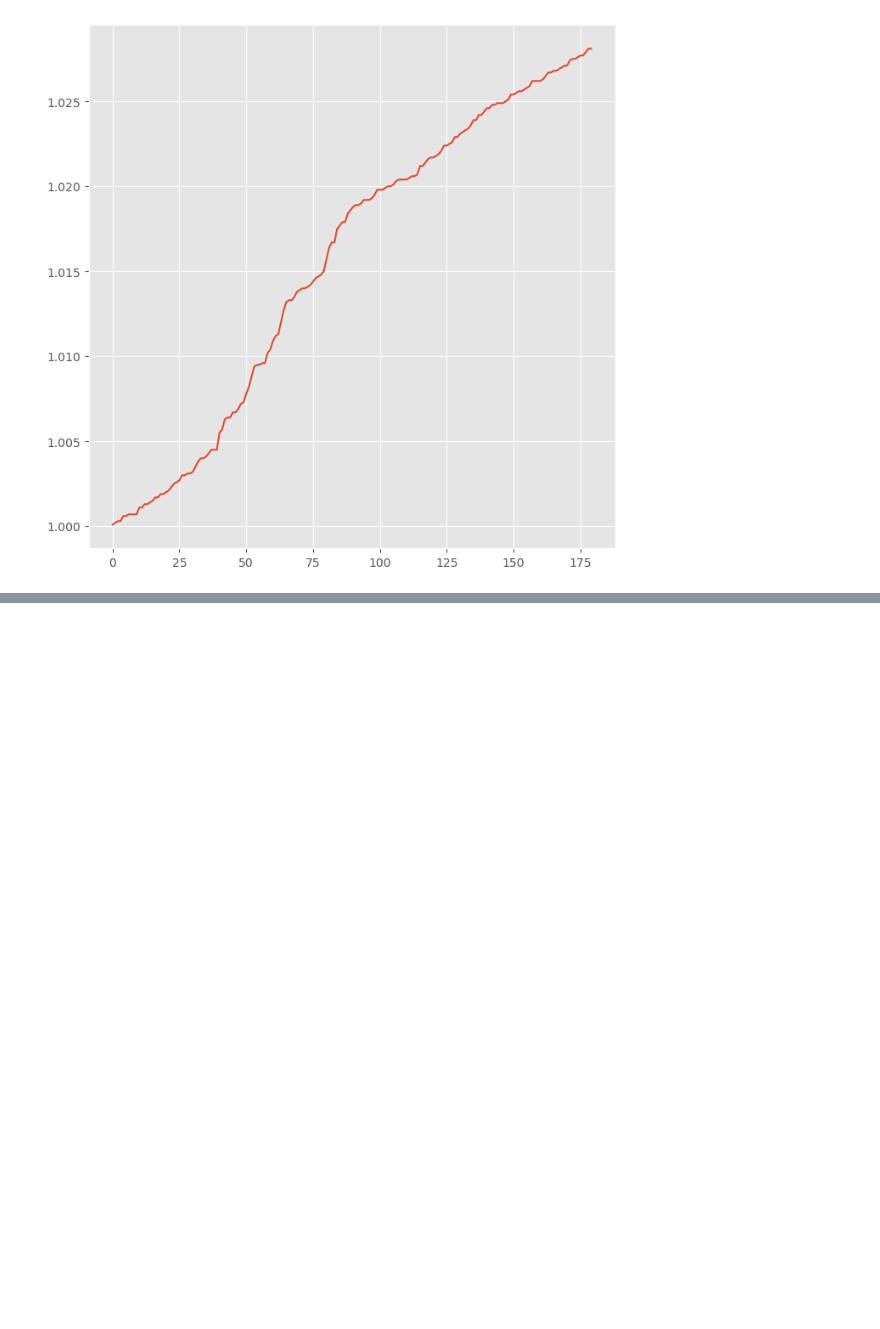
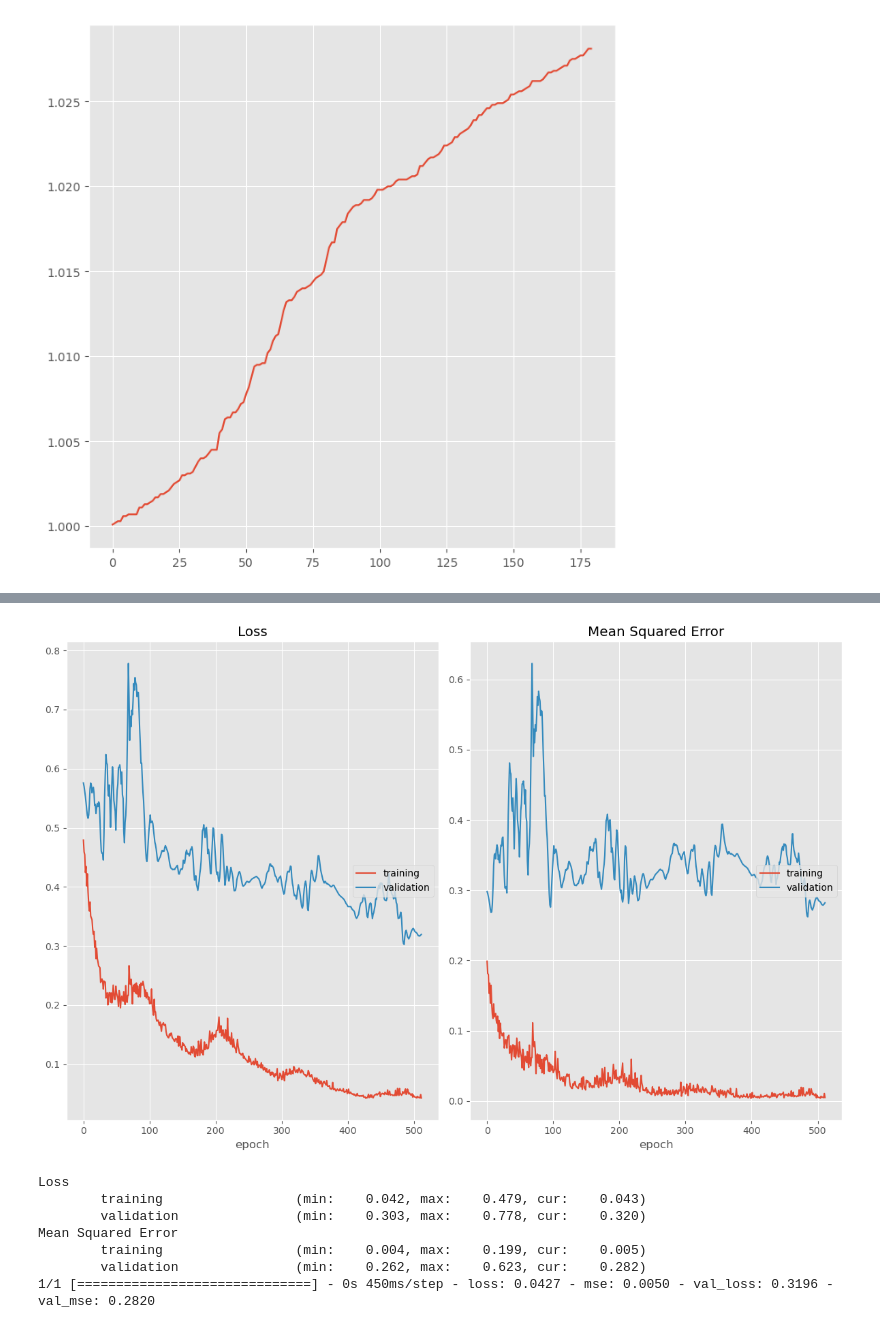
Before and after one commit to Lewis0511/CNN, a Jupyter notebook: 230508.ipynb, the cells around one changed output, grey strips where cells are left out. Drawn from its saved outputs; the diff is of its cells as text; code cells hidden in the pictures; blank space fills up the shorter version.

```diff
--- a/230508.ipynb
+++ b/230508.ipynb
@@ -620,0 +606,13 @@ Hydration 230328: X  = (130, 1899) , Y  =  (130,) , WL = (1899,) , WN = (1899,)
+# %%
+X1  = pd.read_excel('data/hydration - 230328.xlsx', 1, header=None)              .to_numpy().astype(np.float64).T
+X2  = pd.read_excel('data/hydration - 230328.xlsx', 2, header=None)              .to_numpy().astype(np.float64).T
+YY  = pd.read_excel('data/hydration - 230328.xlsx', 3)             .iloc[:65,:5] .to_numpy().astype(np.float64)
+WL  = pd.read_excel(        'data/wavelength.xlsx', 1, header=None).iloc[:,3]    .to_numpy().astype(np.float64)
+WN  = pd.read_excel(        'data/wavelength.xlsx', 1, header=None).iloc[:,1]    .to_numpy().astype(np.float64)
+X   = np.concatenate([X1, X2])
+Y   = np.concatenate([YY[:,0], YY[:,0]])
+WT  = np.concatenate([YY[:,1], YY[:,2]])
+USG = np.concatenate([YY[:,3], YY[:,4]])
+Y   = (USG - min(USG)) / (max(USG) - min(USG)) * 2 - 1
+print('Hydration 230328: X  ='  ,  X .shape, ', Y  = ' , Y .shape, ', WL =', WL.shape, ', WN =', WN.shape, \
+      ' %8.4f %8.4f %8.4f %8.4f %9.4f %9.4f %5d %5d' % (X .min(), X .max(), Y .min(), Y .max(), WL.min(), WL.max(), WN.min(), WN.max()))
@@ -1184,0 +1297,32 @@ plot_loss_and_prediction(history, USG_train, USG_train_pred, USG_test, USG_test_
+# %%
+scale_factor  = 7 / 8
+lr_min        = 2 ** -12
+lr_max        = 2 ** - 8
+step_size     = 2 **   6
+learning_rate = 2 ** - 6
+batch_size    = 2 **   6
+epochs        = 2 **   9
+
+CLR = tfa.optimizers.CyclicalLearningRate(initial_learning_rate=lr_min, maximal_learning_rate=lr_max, scale_fn=lambda x: scale_factor**(x-1), step_size=step_size)
+optimizer = Adam(learning_rate=learning_rate)
+optimizer = Adam(CLR)
+
+check_point = ModelCheckpoint(filepath='model.h5', save_best_only=True)
+increase_lr = ReduceLROnPlateau(monitor='val_mse', factor=2**-7, patience=2**12, min_lr=2**-10)
+decrease_lr = ReduceLROnPlateau(monitor='val_mse', factor=2**-1, patience=2** 9, min_lr=2**-10)
+early_stop  = EarlyStopping(monitor='val_mse', patience=2**12, restore_best_weights=True)
+plot_losses = livelossplot.PlotLossesKerasTF()
+
+model = make_model()
+model.load_weights('model.h5')
+model.compile(optimizer=optimizer, loss='mse', metrics=['mse'])
+history = model.fit(X_calib, Y_calib, batch_size=batch_size, epochs=epochs, validation_data=(X_valid, Y_valid), callbacks=[check_point, early_stop, plot_losses], verbose=1)
+# %% [output]
+[figure, added]
+Loss
+        training                 (min:    0.042, max:    0.479, cur:    0.043)
+        validation               (min:    0.303, max:    0.778, cur:    0.320)
+Mean Squared Error
+        training                 (min:    0.004, max:    0.199, cur:    0.005)
+        validation               (min:    0.262, max:    0.623, cur:    0.282)
+1/1 [==============================] - 0s 450ms/step - loss: 0.0427 - mse: 0.0050 - val_loss: 0.3196 - val_mse: 0.2820
```
Also changed, not shown: parts of 27 cells of this notebook.
